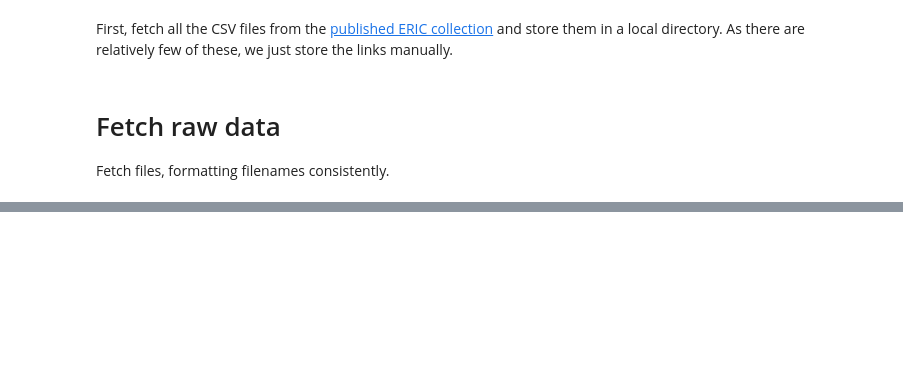
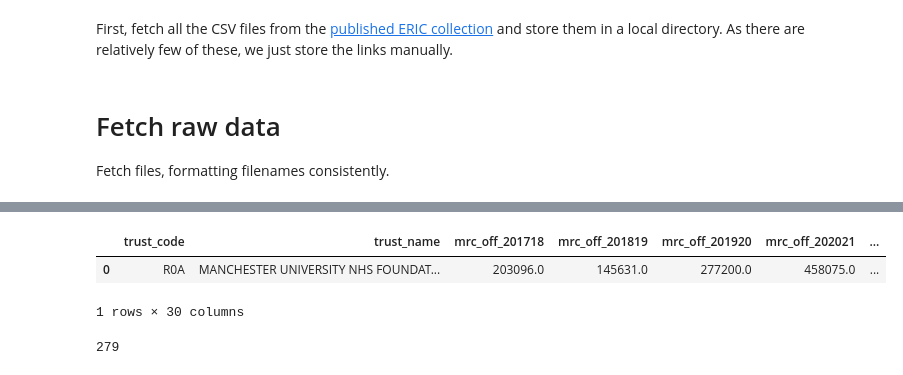
Before and after one commit to regulate-tech/nhstech, a Jupyter notebook: subject-mrc/1_obtain_eric_data.ipynb, the cells around one changed output, grey strips where cells are left out. Cells and saved outputs as stored; diff of their text form; code cells hidden in the pictures; blank space fills up the shorter version.

```diff
--- a/subject-mrc/1_obtain_eric_data.ipynb
+++ b/subject-mrc/1_obtain_eric_data.ipynb
@@ -217,0 +180,15 @@ Some of the trusts in this file have since become inactive. We want to flag thes
+# %%
+# Replace null values, and tidy up number formatting.
+number_columns = [col for col in trust_df.columns if col.startswith("mrc_on") or col.startswith("mrc_off")]
+trust_df[number_columns] = trust_df[number_columns].apply(lambda x: x.str.replace(',', ''))
+trust_df[number_columns] = trust_df[number_columns].apply(pd.to_numeric, errors='coerce')
+trust_df.fillna({col: 0 for col in number_columns}, inplace=True)
+trust_df[trust_df.trust_code == 'R0A']
+# %% [output]
+|  | trust_code | trust_name | mrc_off_201718 | mrc_off_201819 | mrc_off_201920 | mrc_off_202021 | ... |
+| 0 | R0A | MANCHESTER UNIVERSITY NHS FOUNDAT... | 203096.0 | 145631.0 | 277200.0 | 458075.0 | ... |
+1 rows × 30 columns
+# %%
+len(trust_df)
+# %% [output]
+279
```
Also changed, not shown: parts of 25 cells of this notebook, 20 other files.
